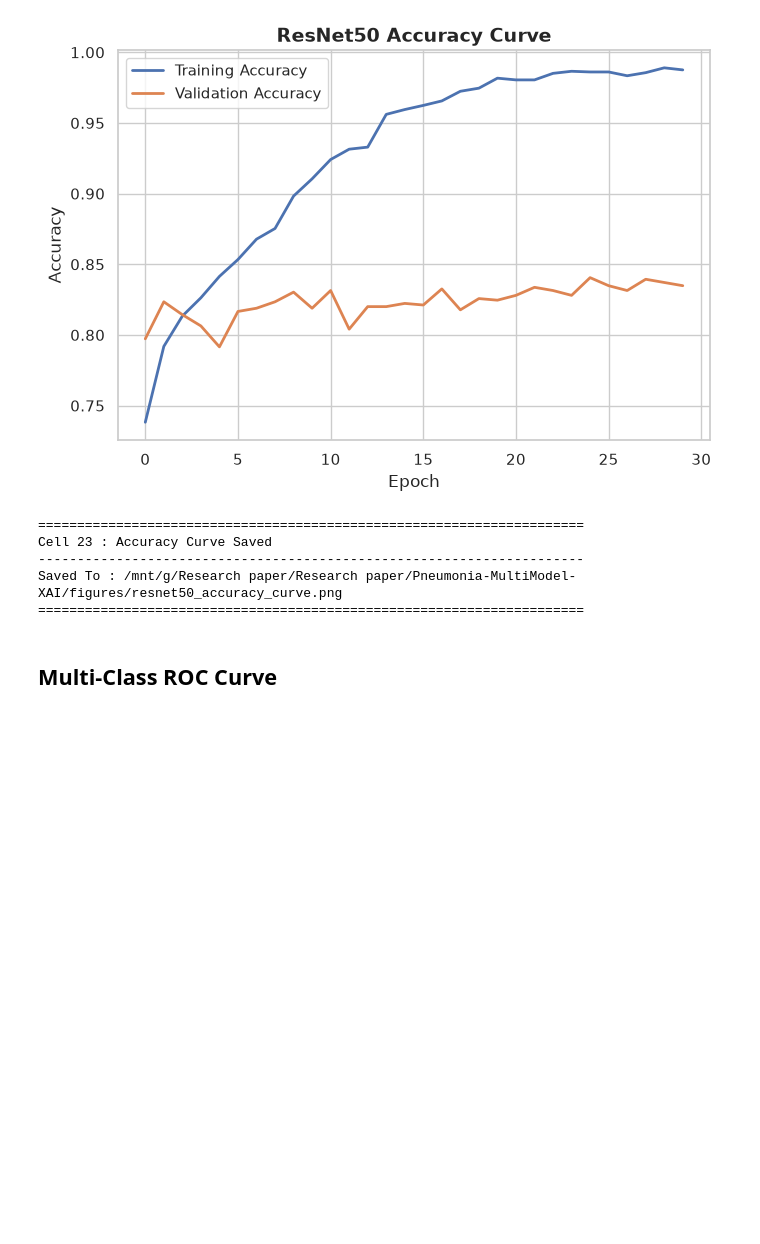
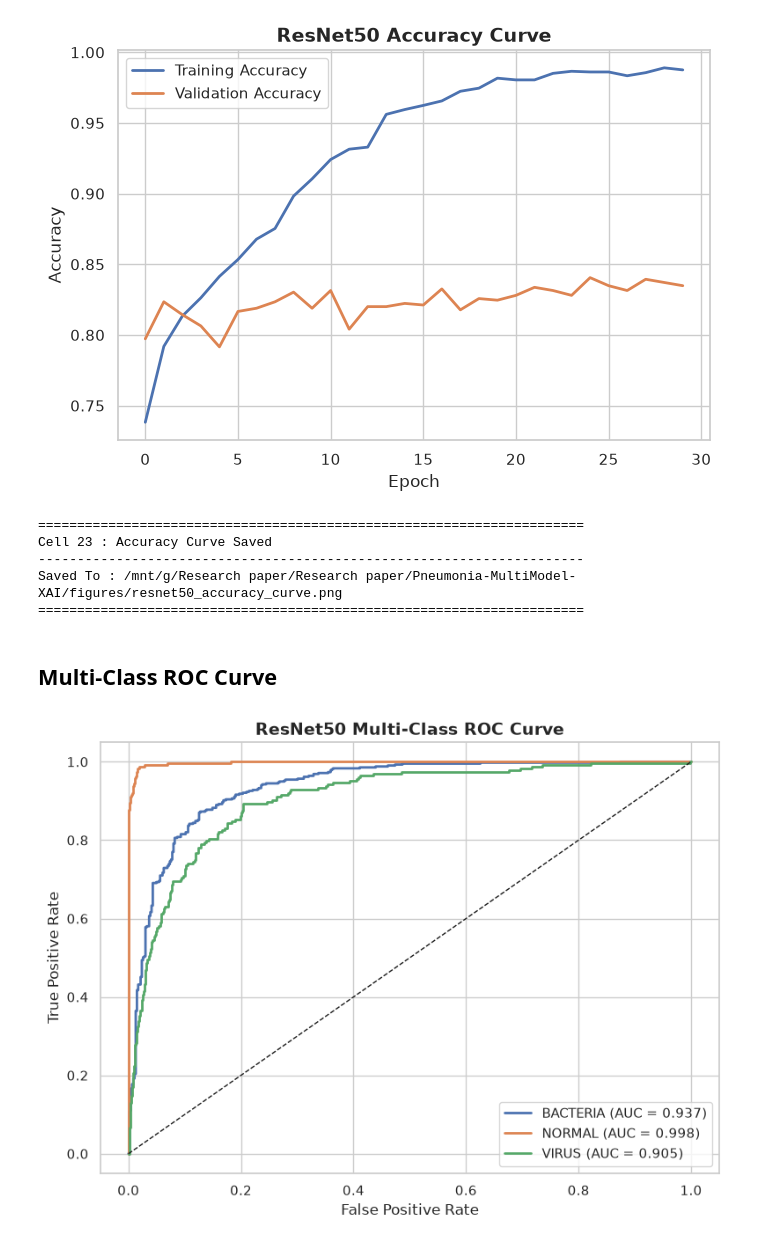
Before and after one commit to jaimulhaque/Pneumonia-MultiModel-XAI, a Jupyter notebook: notebooks/06_ResNet50_Baseline.ipynb, the cells around one changed output. Cells and saved outputs as stored; diff of their text form; code cells hidden in the pictures; blank space fills up the shorter version.

```diff
--- a/notebooks/06_ResNet50_Baseline.ipynb
+++ b/notebooks/06_ResNet50_Baseline.ipynb
@@ -1814,3 +1814,84 @@ Saved To : /mnt/g/Research paper/Research paper/Pneumonia-MultiModel-XAI/figures
 # %%
 from sklearn.preprocessing import label_binarize
 from sklearn.metrics import roc_curve, auc
+# %%
+# ============================================================
+# Cell 25: Multi-Class ROC Curve
+# ============================================================
+
+# -------------------------------
+# Binarize Labels
+# -------------------------------
+
+y_true = label_binarize(
+    all_labels,
+    classes=range(NUM_CLASSES)
+)
+
+# -------------------------------
+# Plot ROC Curves
+# -------------------------------
+
+plt.figure(figsize=(8, 6))
+
+for i in range(NUM_CLASSES):
+
+    fpr, tpr, _ = roc_curve(
+        y_true[:, i],
+        all_probabilities[:, i]
+    )
+
+    roc_auc = auc(fpr, tpr)
+
+    plt.plot(
+        fpr,
+        tpr,
+        linewidth=2,
+        label=f"{CLASS_NAMES[i]} (AUC = {roc_auc:.3f})"
+    )
+
+# Random Guess Line
+plt.plot(
+    [0, 1],
+    [0, 1],
+    "k--",
+    linewidth=1
+)
+
+plt.title(
+    f"{MODEL_NAME} Multi-Class ROC Curve",
+    fontsize=14,
+    fontweight="bold"
+)
+
+plt.xlabel("False Positive Rate")
+plt.ylabel("True Positive Rate")
+
+plt.legend(loc="lower right")
+plt.grid(True)
+
+plt.tight_layout()
+
+# -------------------------------
+# Save Figure
+# -------------------------------
+
+ROC_CURVE_PATH = (
+    FIGURES_DIR / f"{MODEL_ID}_roc_curve.png"
+)
+
+plt.savefig(
+    ROC_CURVE_PATH,
+    dpi=300,
+    bbox_inches="tight"
+)
+
+plt.show()
+
+print("=" * 70)
+print("Cell 25 : ROC Curve Saved")
+print("-" * 70)
+print(f"Saved To : {ROC_CURVE_PATH}")
+print("=" * 70)
+# %% [output]
+[figure, added]
```
Also changed, not shown: parts of 1 cell of this notebook, 1 other file.
